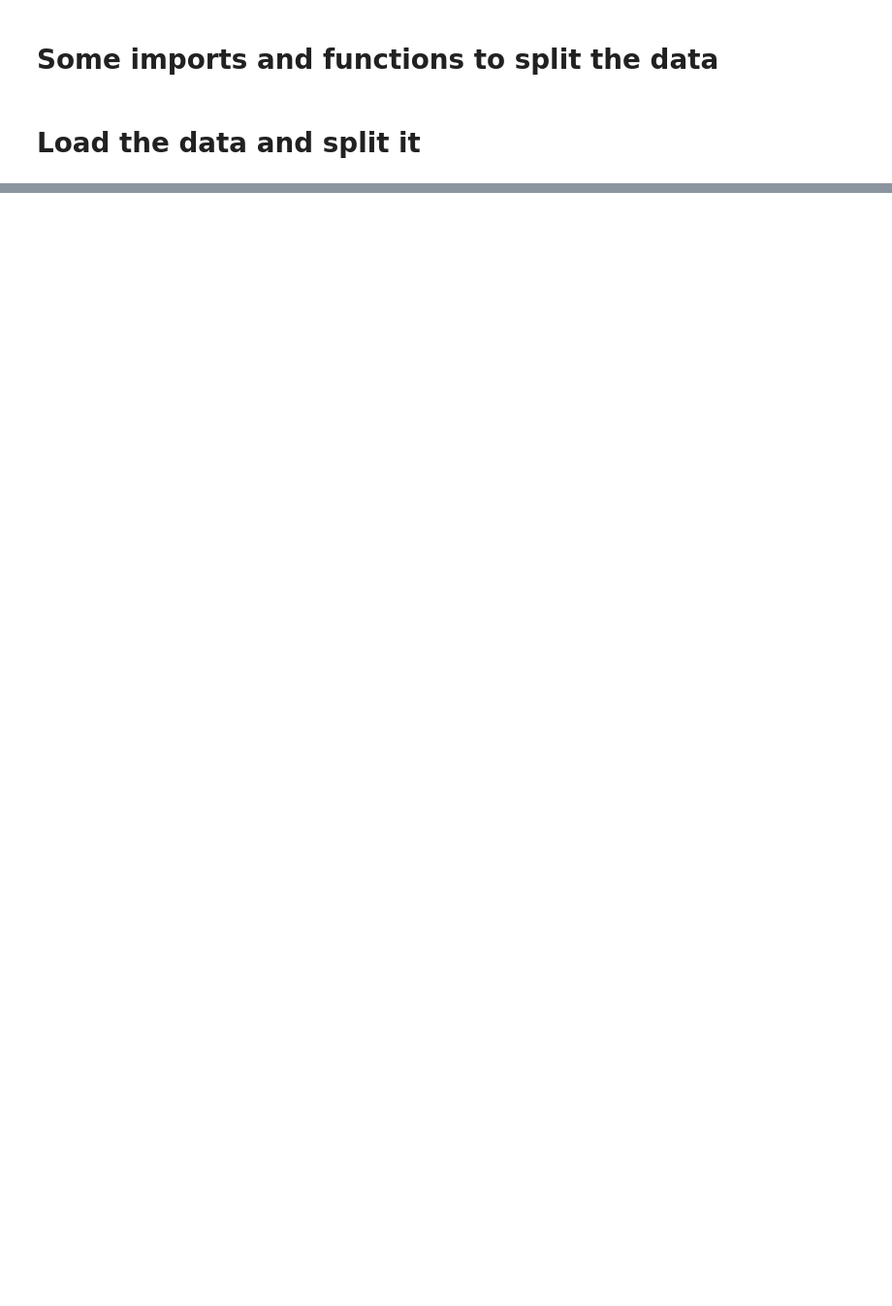
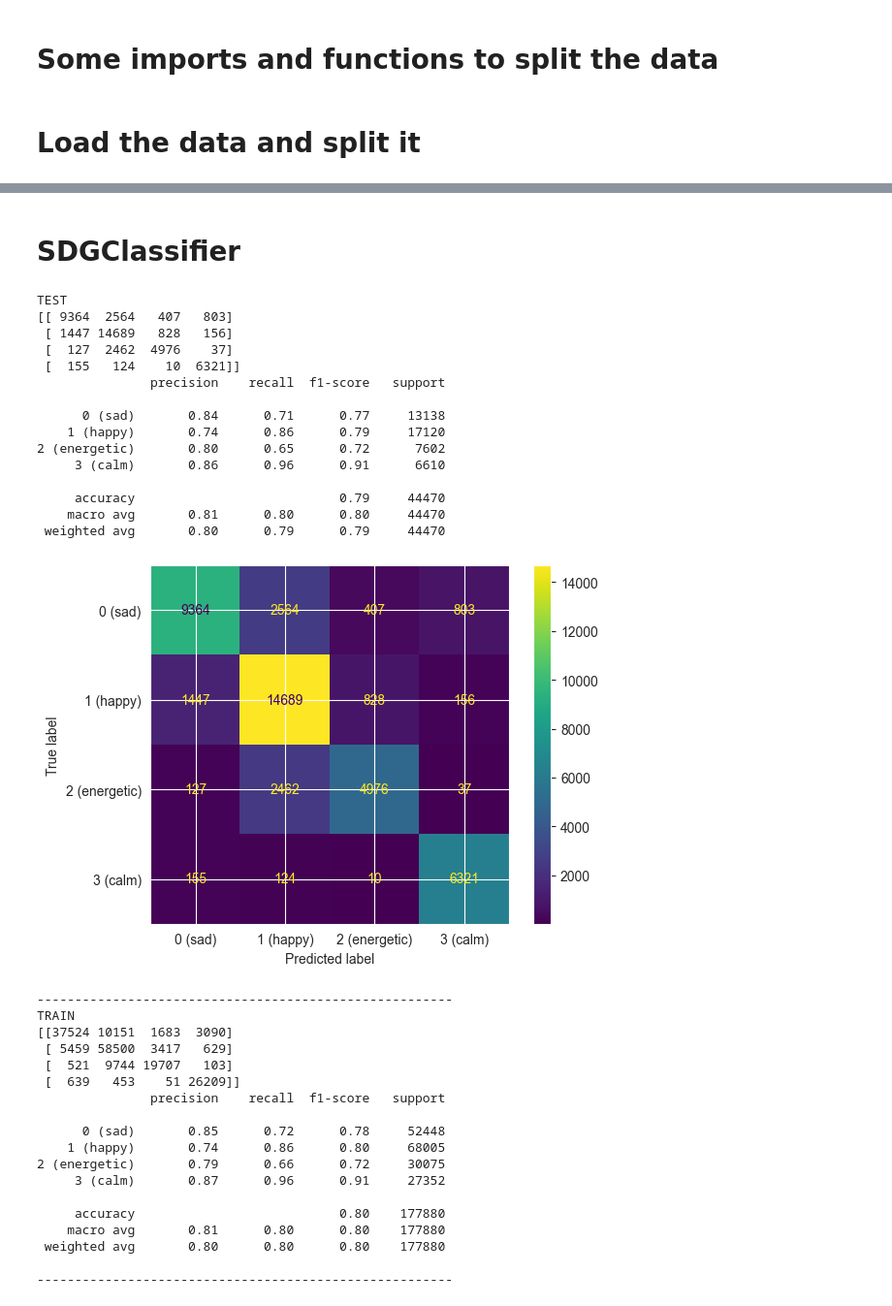
Before and after one commit to mr-perseus/ML-hacking-day, a Jupyter notebook: part-2-ml.ipynb, the cells around one changed output, grey strips where cells are left out. Shown: that part at 97% size. Cells and saved outputs as stored; diff of their text form; code cells hidden in the pictures; blank space fills up the shorter version.

```diff
--- a/part-2-ml.ipynb
+++ b/part-2-ml.ipynb
@@ -300,0 +72,12 @@ Fitting 3 folds for each of 3 candidates, totalling 9 fits
+# %%
+spotify_data_original = load_spotify_data()
+X_train, y_train, X_test, y_test = split_data(spotify_data_original)
+rename_labels(y_train)
+rename_labels(y_test)
+
+# columns_to_drop = ["uri", "Unnamed: 0", "Unnamed: 0.1", "Unnamed: 0.2", "duration (ms)", "speechiness", "liveness", "tempo", "spec_rate"]
+
+# drop_columns(["uri", "Unnamed: 0", "Unnamed: 0.1", "Unnamed: 0.2", "duration (ms)", "speechiness", "liveness", "tempo", "spec_rate"], X_train, X_test)
+drop_columns(["uri", "Unnamed: 0", "Unnamed: 0.1", "Unnamed: 0.2"], X_train, X_test)
+
+X_train.info()
@@ -300,0 +103,47 @@ Fitting 3 folds for each of 3 candidates, totalling 9 fits
+# %% [markdown]
+# SDGClassifier
+# %%
+from sklearn.linear_model import SGDClassifier
+from sklearn.preprocessing import StandardScaler
+from sklearn.pipeline import make_pipeline
+
+sdg_pipeline = make_pipeline(StandardScaler(), SGDClassifier(max_iter=1000, tol=0.01))
+
+sdg_pipeline.fit(X_train, y_train)
+
+eval(sdg_pipeline, X_train, X_test, y_train, y_test)
+# %% [output]
+TEST
+[[ 9364  2564   407   803]
+ [ 1447 14689   828   156]
+ [  127  2462  4976    37]
+ [  155   124    10  6321]]
+               precision    recall  f1-score   support
+
+      0 (sad)       0.84      0.71      0.77     13138
+    1 (happy)       0.74      0.86      0.79     17120
+2 (energetic)       0.80      0.65      0.72      7602
+     3 (calm)       0.86      0.96      0.91      6610
+
+     accuracy                           0.79     44470
+    macro avg       0.81      0.80      0.80     44470
+ weighted avg       0.80      0.79      0.79     44470
+[figure, added]
+-------------------------------------------------------
+TRAIN
+[[37524 10151  1683  3090]
+ [ 5459 58500  3417   629]
+ [  521  9744 19707   103]
+ [  639   453    51 26209]]
+               precision    recall  f1-score   support
+
+      0 (sad)       0.85      0.72      0.78     52448
+    1 (happy)       0.74      0.86      0.80     68005
+2 (energetic)       0.79      0.66      0.72     30075
+     3 (calm)       0.87      0.96      0.91     27352
+
+     accuracy                           0.80    177880
+    macro avg       0.81      0.80      0.80    177880
+ weighted avg       0.80      0.80      0.80    177880
+
+-------------------------------------------------------
```
Also changed, not shown: parts of 38 cells of this notebook, 1 other file.
